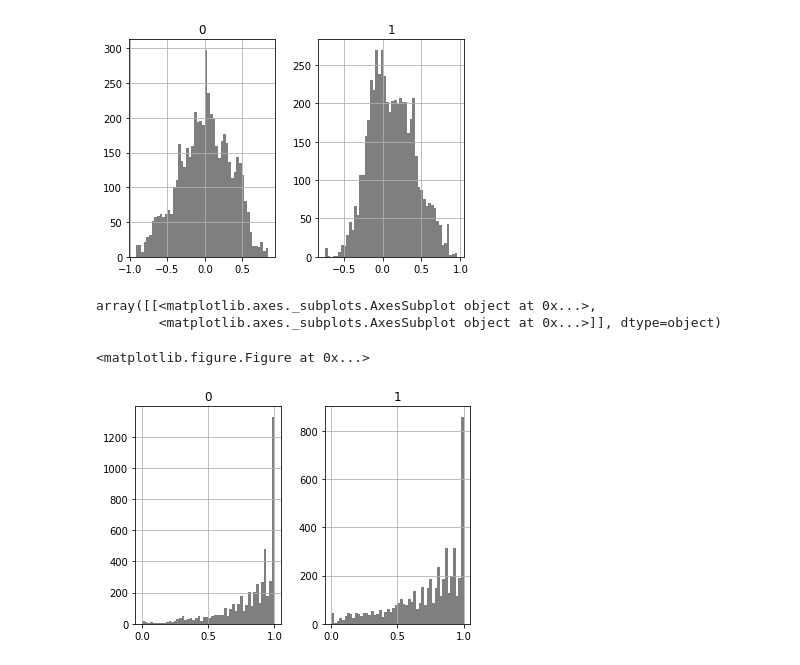
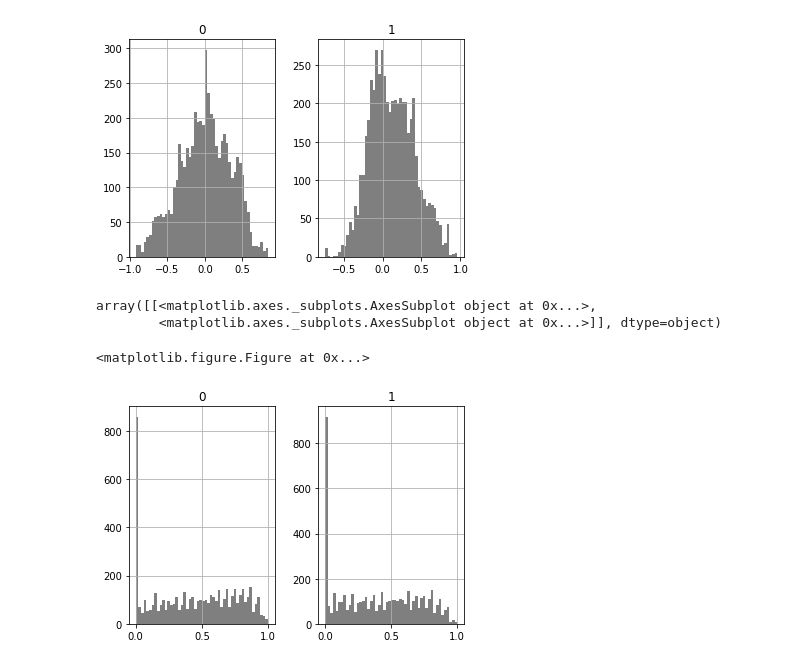
Before and after one commit to formyfamily/Guo-s-Motions-and-Emotions, a Jupyter notebook: visualize_data.ipynb, the cells around one changed output. Cells and saved outputs as stored; diff of their text form; code cells hidden in the pictures.

Commit message:
oh gee, add simple feature selection

```diff
--- a/visualize_data.ipynb
+++ b/visualize_data.ipynb
@@ -4,7 +4,16 @@ import pandas as pd
 from sklearn import preprocessing
 %matplotlib inline
 import matplotlib.pyplot as plt
+from sklearn.feature_selection import SelectKBest, VarianceThreshold
+from sklearn.feature_selection import f_regression
 
 dev_visual_features = np.load('data/dev_visual_features.npy')
 dev_annotations = np.load('data/dev_annotations.npy')
-dev_visual_features = sklearn.preprocessing.minmax_scale(dev_visual_features, feature_range=(0, 1), axis=0)
+dev_visual_features = preprocessing.minmax_scale(dev_visual_features, feature_range=(0, 1), axis=0)
+print(dev_visual_features.shape)
+dev_visual_features_selected = VarianceThreshold(threshold=0.01).fit_transform(dev_visual_features)
+print(dev_visual_features_selected.shape)
+dev_visual_features_selected_0 = SelectKBest(f_regression, k=100).fit_transform(dev_visual_features_selected, dev_annotations[:,0])
+print(dev_visual_features_selected_0.shape)
+dev_visual_features_selected_1 = SelectKBest(f_regression, k=100).fit_transform(dev_visual_features_selected, dev_annotations[:,1])
+print(dev_visual_features_selected_1.shape)
@@ -11,6 +25,7 @@ dev_visual_features = sklearn.preprocessing.minmax_scale(dev_visual_features, fe
 # %%
-print(dev_visual_features.shape)
 print(dev_annotations.shape)
-dev_visual_features = pd.DataFrame(dev_visual_features)
+dev_visual_features_selected = pd.DataFrame(dev_visual_features_selected)
+dev_visual_features_selected_0 = pd.DataFrame(dev_visual_features_selected_0)
+dev_visual_features_selected_1 = pd.DataFrame(dev_visual_features_selected_1)
 dev_annotations = pd.DataFrame(dev_annotations)
 # %% [output]
@@ -51,9 +78,9 @@ array([[<matplotlib.axes._subplots.AxesSubplot object at 0x...>,
 [figure]
 # %%
 plt.figure()
-dev_visual_features[[0,1]].hist(color='k', alpha=0.5, bins=50)
+dev_visual_features_selected_0[[0,1]].hist(color='k', alpha=0.5, bins=50)
 # %% [output]
 array([[<matplotlib.axes._subplots.AxesSubplot object at 0x...>,
         <matplotlib.axes._subplots.AxesSubplot object at 0x...>]], dtype=object)
 <matplotlib.figure.Figure at 0x...>
-[figure, old version]
+[figure, new version]
```
Also changed, not shown: parts of 4 cells of this notebook, 1 other file.
